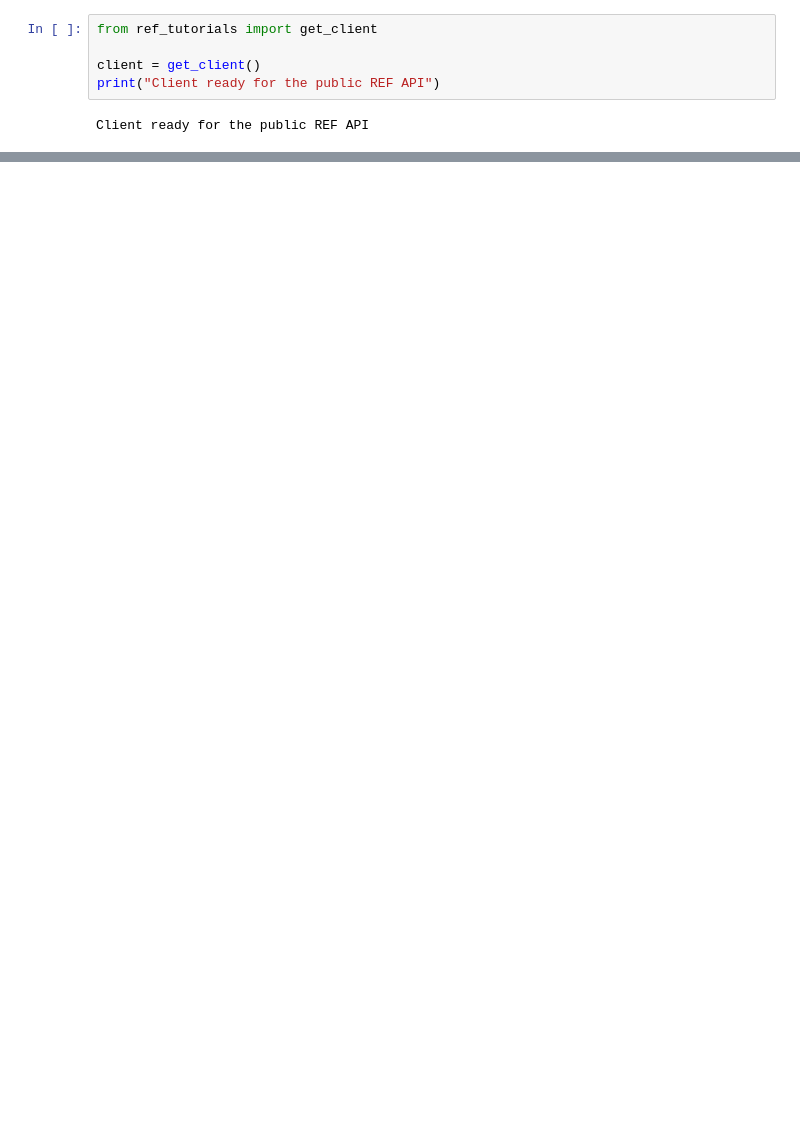
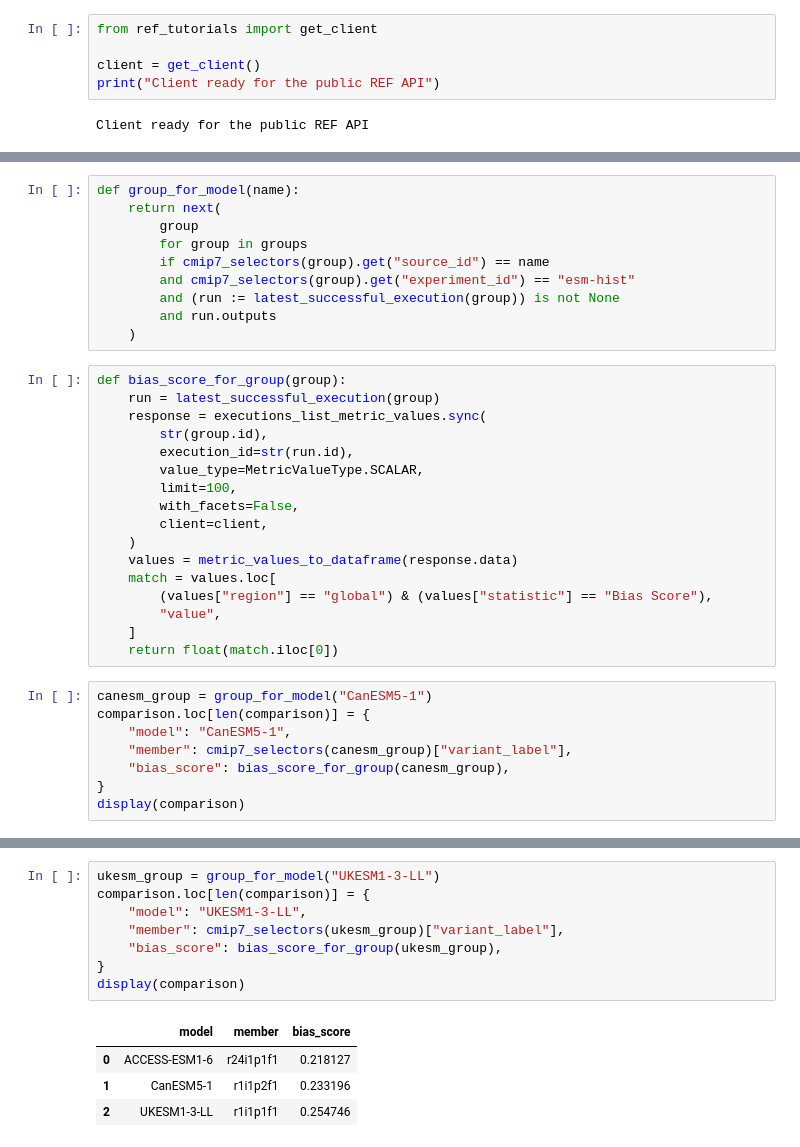
Before and after one commit to Climate-REF/climate-ref-tutorials, a Jupyter notebook: notebooks/06-guided-api-tour.ipynb, the cells around one changed output, grey strips where cells are left out. Saved outputs shown, nothing was run; the diff lists cells and outputs as text; blank space fills up the shorter version.

```diff
--- a/notebooks/06-guided-api-tour.ipynb
+++ b/notebooks/06-guided-api-tour.ipynb
@@ -314,0 +235,35 @@ results changes as the REF processes more data.
+# %%
+def group_for_model(name):
+    return next(
+        group
+        for group in groups
+        if cmip7_selectors(group).get("source_id") == name
+        and cmip7_selectors(group).get("experiment_id") == "esm-hist"
+        and (run := latest_successful_execution(group)) is not None
+        and run.outputs
+    )
+# %%
+def bias_score_for_group(group):
+    run = latest_successful_execution(group)
+    response = executions_list_metric_values.sync(
+        str(group.id),
+        execution_id=str(run.id),
+        value_type=MetricValueType.SCALAR,
+        limit=100,
+        with_facets=False,
+        client=client,
+    )
+    values = metric_values_to_dataframe(response.data)
+    match = values.loc[
+        (values["region"] == "global") & (values["statistic"] == "Bias Score"),
+        "value",
+    ]
+    return float(match.iloc[0])
+# %%
+canesm_group = group_for_model("CanESM5-1")
+comparison.loc[len(comparison)] = {
+    "model": "CanESM5-1",
+    "member": cmip7_selectors(canesm_group)["variant_label"],
+    "bias_score": bias_score_for_group(canesm_group),
+}
+display(comparison)
@@ -314,0 +282,13 @@ results changes as the REF processes more data.
+# %%
+ukesm_group = group_for_model("UKESM1-3-LL")
+comparison.loc[len(comparison)] = {
+    "model": "UKESM1-3-LL",
+    "member": cmip7_selectors(ukesm_group)["variant_label"],
+    "bias_score": bias_score_for_group(ukesm_group),
+}
+display(comparison)
+# %% [output]
+|  | model | member | bias_score |
+| 0 | ACCESS-ESM1-6 | r24i1p1f1 | 0.218127 |
+| 1 | CanESM5-1 | r1i1p2f1 | 0.233196 |
+| 2 | UKESM1-3-LL | r1i1p1f1 | 0.254746 |
```
Also changed, not shown: parts of 57 cells of this notebook.
